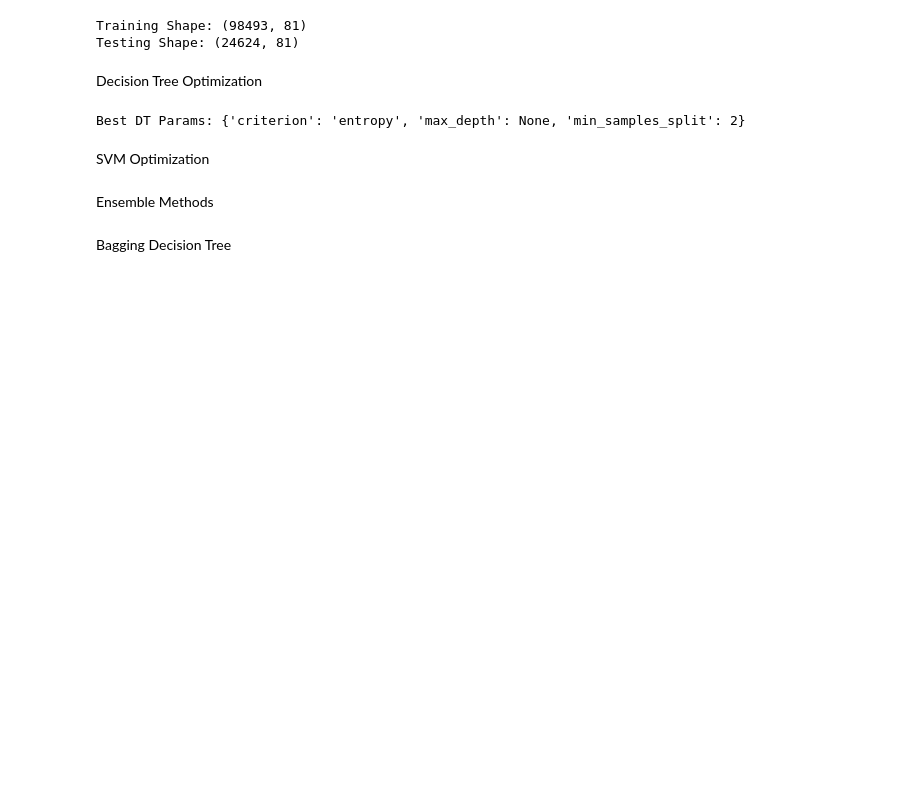
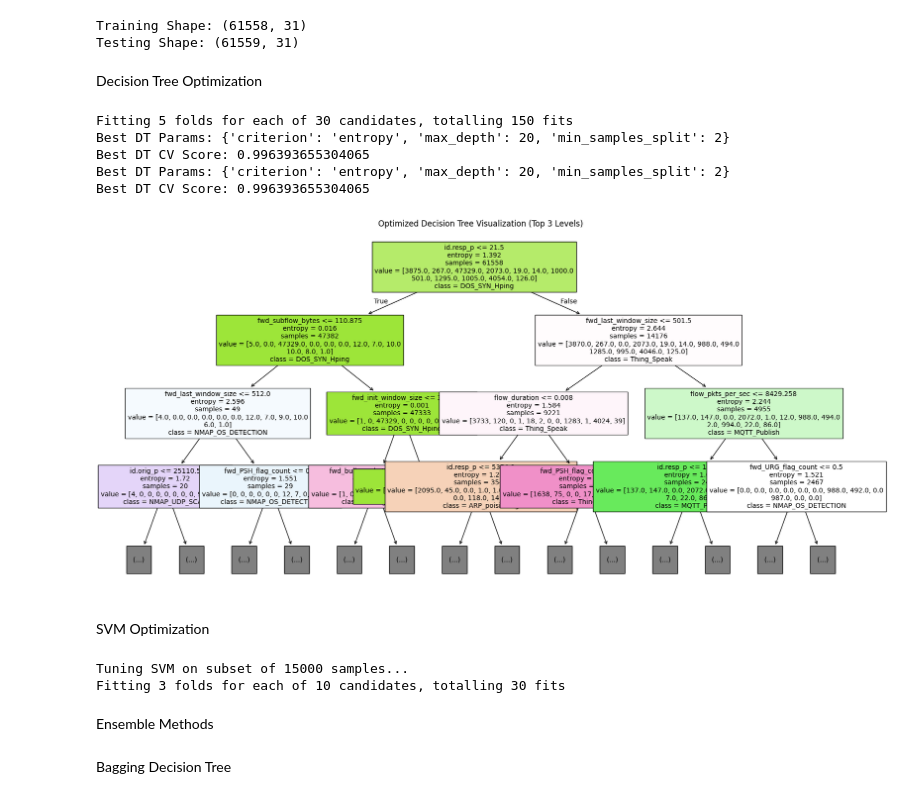
Before and after one commit to TheHardy04/IDS-ML, a Jupyter notebook: notebooks/grid_search.ipynb, the cells around one changed output. Drawn from its saved outputs; the diff is of its cells as text; code cells hidden in the pictures; blank space fills up the shorter version.

```diff
--- a/notebooks/grid_search.ipynb
+++ b/notebooks/grid_search.ipynb
@@ -32,3 +122,2 @@ data
 # %%
-X = data.drop(columns=['Attack_type'])
-y = data['Attack_type']
+y
@@ -37,28 +163,47 @@ X = X.select_dtypes(include=[np.number])
 # %%
 X_train, X_test, y_train, y_test = train_test_split(
-    X, y, test_size=0.2, random_state=42, stratify=y
+    X, y, test_size=0.5, random_state=42, stratify=y
 )
 print(f"Training Shape: {X_train.shape}")
 print(f"Testing Shape: {X_test.shape}")
 # %% [output]
-Training Shape: (98493, 81)
-Testing Shape: (24624, 81)
+Training Shape: (61558, 31)
+Testing Shape: (61559, 31)
 # %% [markdown]
 Decision Tree Optimization
 # %%
-dt_param_grid = {
-    'max_depth': [3, 5, 10, None],
+dt_param_dist = {
+    'max_depth': [3, 5, 10, 20, None],
     'min_samples_split': [2, 5, 10],
     'criterion': ['gini', 'entropy']
 }
 # %%
-dt_grid = GridSearchCV(DecisionTreeClassifier(random_state=42), dt_param_grid, cv=5, scoring='accuracy')
+dt_grid = GridSearchCV(DecisionTreeClassifier(random_state=42), dt_param_dist, cv=5, scoring='accuracy', n_jobs=-1, verbose=2)
 dt_grid.fit(X_train, y_train)
 best_dt = dt_grid.best_estimator_
-print(f"Best DT Params: {dt_grid.best_params_}")
-print(f"Best DT CV Score: {dt_grid.best_score_}")
+print("Best DT Params:", dt_grid.best_params_)
+print("Best DT CV Score:", dt_grid.best_score_)
 # %% [output]
-Best DT Params: {'criterion': 'entropy', 'max_depth': None, 'min_samples_split': 2}
+Fitting 5 folds for each of 30 candidates, totalling 150 fits
+Best DT Params: {'criterion': 'entropy', 'max_depth': 20, 'min_samples_split': 2}
+Best DT CV Score: 0.996393655304065
+Best DT Params: {'criterion': 'entropy', 'max_depth': 20, 'min_samples_split': 2}
+Best DT CV Score: 0.996393655304065
+# %%
+# plot the decision tree
+plt.figure(figsize=(20,10))
+plot_tree(
+    best_dt,
+    filled=True,
+    feature_names=X.columns,
+    class_names=best_dt.classes_,
+    fontsize=10,
+    max_depth=2  # Only show the top 2 levels
+)
+plt.title("Optimized Decision Tree Visualization (Top 3 Levels)")
+plt.show()
+# %% [output]
+[figure, added]
 # %% [markdown]
 SVM Optimization
 # %%
@@ -75,9 +227,24 @@ svm_param_grid = {
 # %%
-svm_grid = GridSearchCV(svm_pipeline, svm_param_grid, cv=5, scoring='accuracy')
-svm_grid.fit(X_train, y_train)
-best_svm_pipeline = svm_grid.best_estimator_
-print(f"Best SVM Params: {svm_grid.best_params_}")
-print(f"Best SVM CV Score: {svm_grid.best_score_}")
+print(f"Tuning SVM on subset of {X_train_sub.shape[0]} samples...")
+
+svm_random = RandomizedSearchCV(
+    svm_pipeline,
+    param_distributions=svm_param_dist,
+    n_iter=10,
+    cv=3,
+    scoring='accuracy',
+    n_jobs=-1,
+    verbose=2,
+    random_state=42
+)
+svm_random.fit(X_train_sub, y_train_sub)
+
+best_svm_pipeline = svm_random.best_estimator_
+print(f"Best SVM Params: {svm_random.best_params_}")
+print(f"Best SVM CV Score: {svm_random.best_score_}")
+# %% [output]
+Tuning SVM on subset of 15000 samples...
+Fitting 3 folds for each of 10 candidates, totalling 30 fits
 # %% [markdown]
 Ensemble Methods
 # %% [markdown]
```
Also changed, not shown: parts of 15 cells of this notebook, 1 other file.
